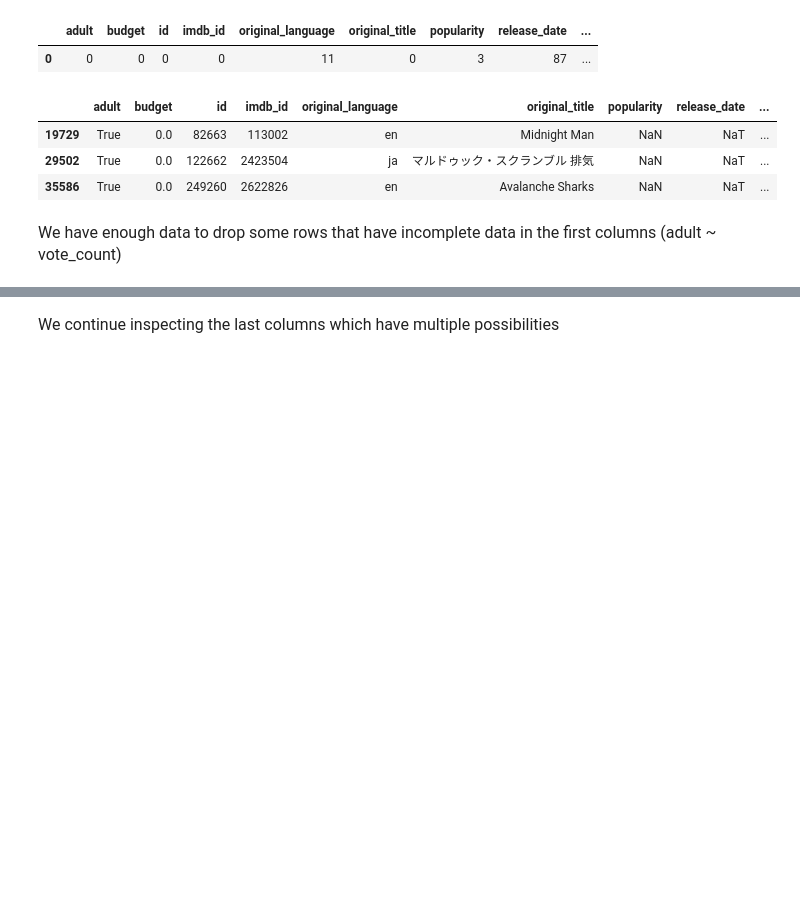
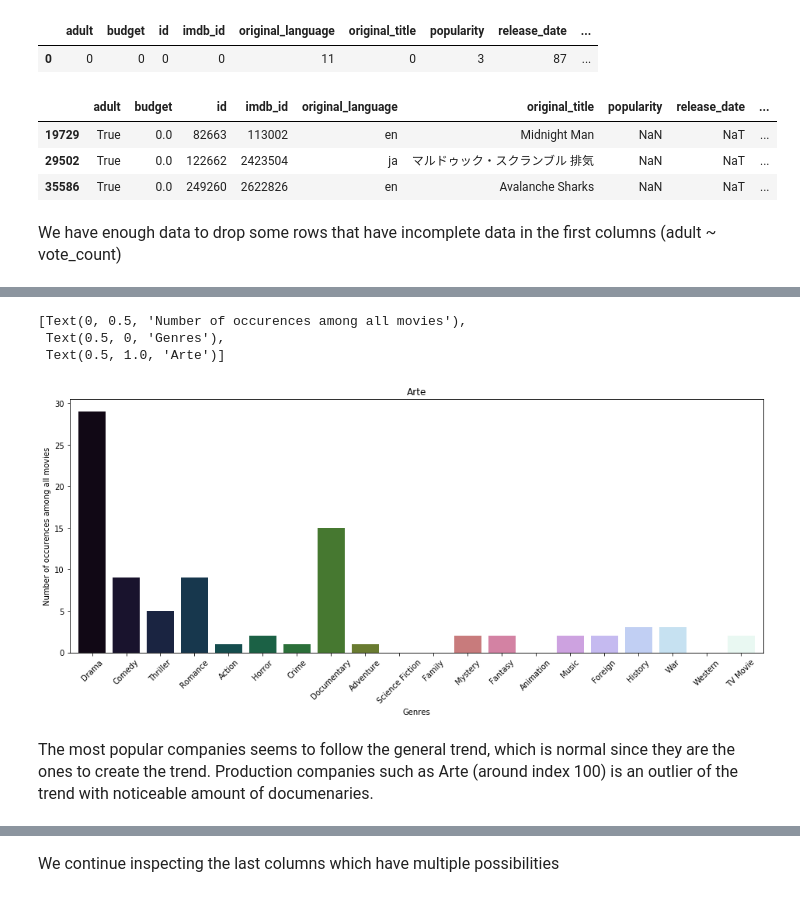
Before and after one commit to wvmrtn/data-science-in-practice, a Jupyter notebook: Project/eda.ipynb, the cells around one changed output, grey strips where cells are left out. Cells and saved outputs as stored; diff of their text form; code cells hidden in the pictures; blank space fills up the shorter version.

```diff
--- a/Project/eda.ipynb
+++ b/Project/eda.ipynb
@@ -170,0 +282,6 @@ We went from over 100 columns to 27
+# %%
+# we identify all possible values for production companies
+company_name = movies.filter(regex = 'production_companies_name_.*')
+company_name_stacked = company_name.stack().reset_index(drop = True)
+company_name_unique = company_name_stacked.drop_duplicates().reset_index(drop = True)
+print('There are {} different production companies!'.format(len(company_name_unique)))
@@ -170,0 +316,24 @@ We went from over 100 columns to 27
+# %%
+# plot some data on production companies (change company index)
+fig, ax = plt.subplots(figsize = (16, 6))
+company_index = 0
+this_company = company_name_stacked.value_counts().index[97]
+genres_company = movies.filter(regex = '(genres_name_.*)|(production_companies_name_.*)')
+company_name = movies.filter(regex = 'production_companies_name_.*')
+genres_name = movies.filter(regex = 'genres_name_.*')
+genres_this_company = genres_company[(genres_company[company_name.columns] == this_company).any(axis = 1)]
+genres_this_company = genres_this_company[genres_name.columns]
+genres_count = pd.Series(index = genres_name_stacked.value_counts().index, data = 0)
+for col in genres_this_company:
+    temp = genres_this_company[col].value_counts()
+    genres_count = pd.concat([genres_count, temp], axis = 1)
+genres_count = genres_count.sum(axis = 1)
+genres_count.plot.bar(genres_count, ax = ax, color = genres_palette, rot = 45, width = 0.8)
+ax.set(xlabel = 'Genres', ylabel = 'Number of occurences among all movies', title = this_company)
+# %% [output]
+[Text(0, 0.5, 'Number of occurences among all movies'),
+ Text(0.5, 0, 'Genres'),
+ Text(0.5, 1.0, 'Arte')]
+[figure, added]
+# %% [markdown]
+<font size="3">The most popular companies seems to follow the general trend, which is normal since they are the ones to create the trend. Production companies such as Arte (around index 100) is an outlier of the trend with noticeable amount of documenaries.</font>
```
Also changed, not shown: parts of 60 cells of this notebook, 2 other files.
